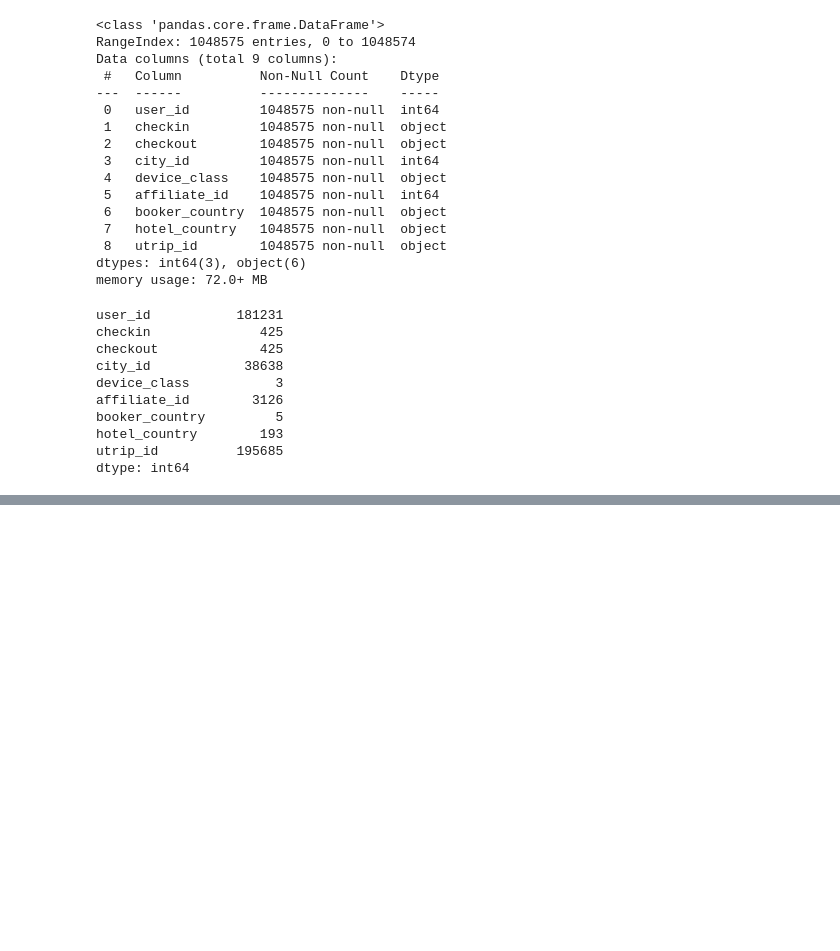
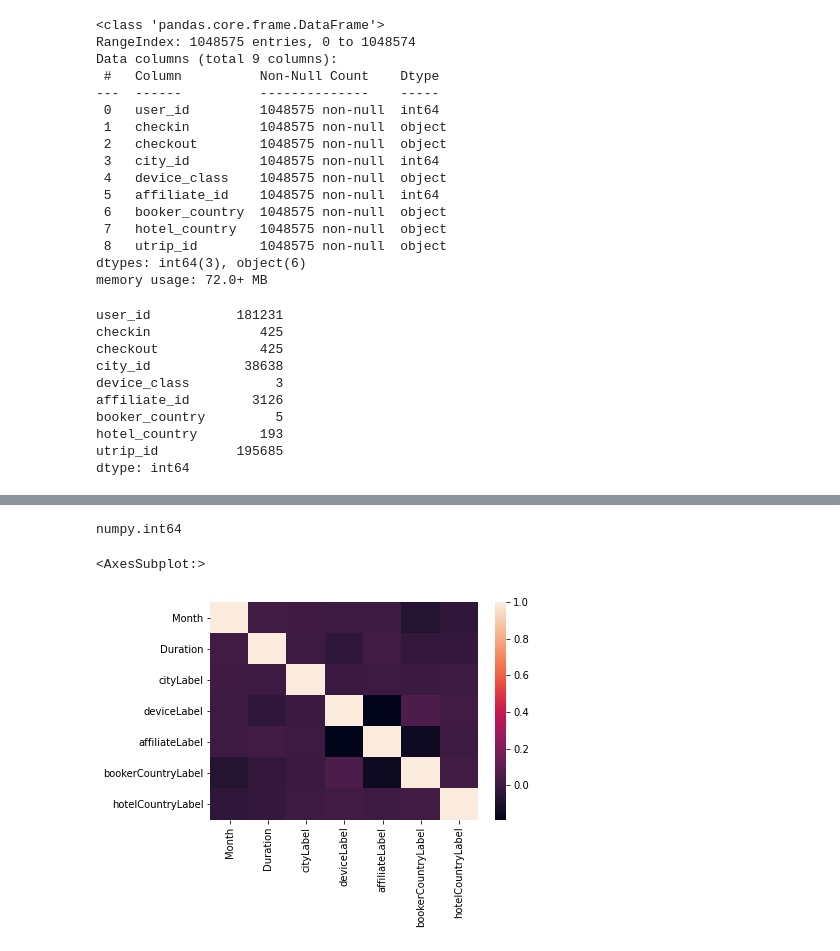
Before and after one commit to djagpal02/Booking, a Jupyter notebook: Booking.ipynb, the cells around one changed output, grey strips where cells are left out. Saved outputs shown, nothing was run; the diff lists cells and outputs as text; code cells hidden in the pictures; blank space fills up the shorter version.

```diff
--- a/Booking.ipynb
+++ b/Booking.ipynb
@@ -51,0 +96,15 @@ dtype: int64
+# %%
+# Get Labels for affiliate id
+
+df["affiliate_id"] = df["affiliate_id"].astype('category')
+df["affiliateLabel"] = df["affiliate_id"].cat.codes
+# %%
+# Get Labels for Booker Country
+
+df["booker_country"] = df["booker_country"].astype('category')
+df["bookerCountryLabel"] = df["booker_country"].cat.codes
+# %%
+# Get Labels for Hotel Country
+
+df["hotel_country"] = df["hotel_country"].astype('category')
+df["hotelCountryLabel"] = df["hotel_country"].cat.codes
@@ -51,0 +120,11 @@ dtype: int64
+# %%
+type(df['Duration'][0])
+# %% [output]
+numpy.int64
+# %%
+dfnumerical = df[['Month', 'Duration', 'cityLabel', 'deviceLabel', 'affiliateLabel', 'bookerCountryLabel', 'hotelCountryLabel']]
+# %%
+sns.heatmap(dfnumerical.corr())
+# %% [output]
+<AxesSubplot:>
+[figure, added]
```
Also changed, not shown: parts of 18 cells of this notebook, 2 other files.
